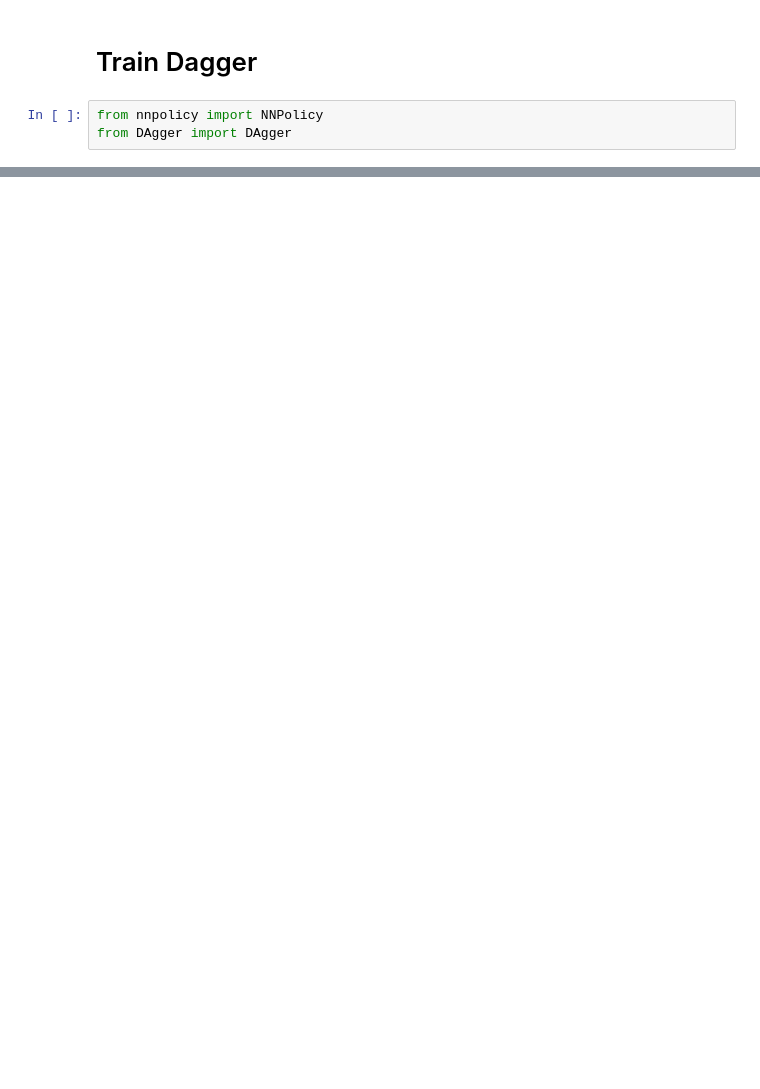
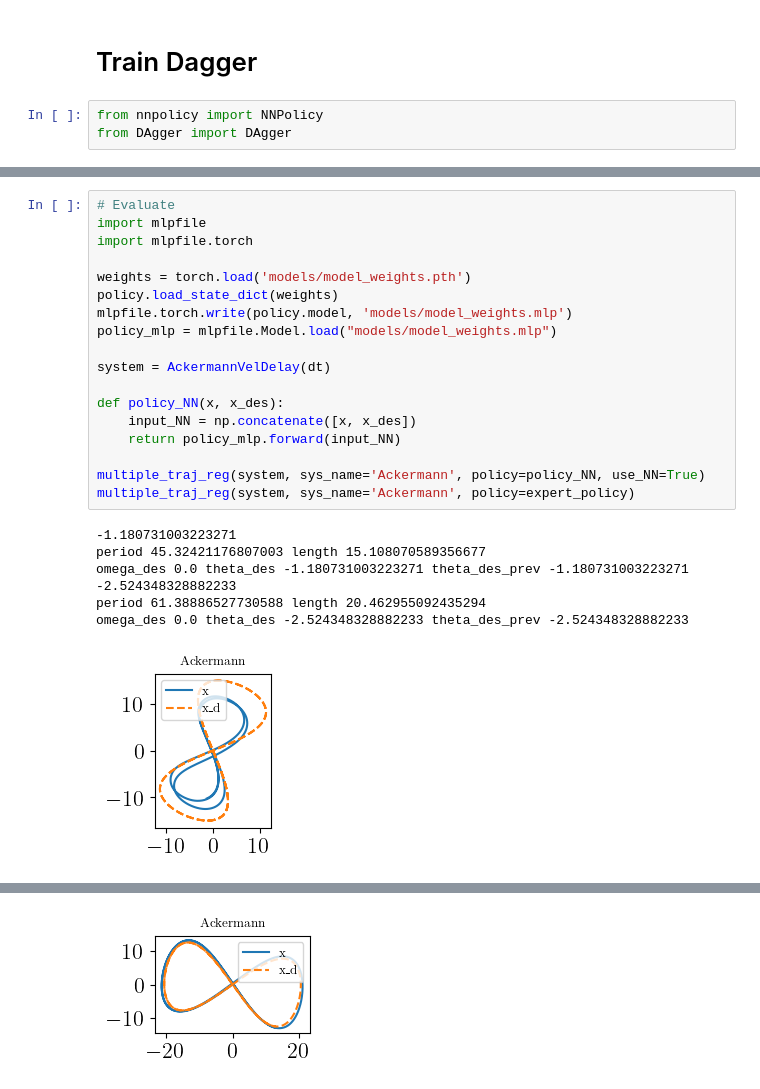
Before and after one commit to Stapelzeiger/biped, a Jupyter notebook: imit_learning/imit_learning_ackermann.ipynb, the cells around one changed output, grey strips where cells are left out. Cells and saved outputs as stored; diff of their text form; blank space fills up the shorter version.

```diff
--- a/imit_learning/imit_learning_ackermann.ipynb
+++ b/imit_learning/imit_learning_ackermann.ipynb
@@ -314,0 +298,26 @@ multiple_traj_reg(system_perturbed, sys_name = 'Double Integrator with Perturbat
+# %%
+# Evaluate
+import mlpfile
+import mlpfile.torch
+
+weights = torch.load('models/model_weights.pth')
+policy.load_state_dict(weights)
+mlpfile.torch.write(policy.model, 'models/model_weights.mlp')
+policy_mlp = mlpfile.Model.load("models/model_weights.mlp")
+
+system = AckermannVelDelay(dt)
+
+def policy_NN(x, x_des):
+    input_NN = np.concatenate([x, x_des])
+    return policy_mlp.forward(input_NN)
+
+multiple_traj_reg(system, sys_name='Ackermann', policy=policy_NN, use_NN=True)
+multiple_traj_reg(system, sys_name='Ackermann', policy=expert_policy)
+# %% [output]
+-1.180731003223271
+period 45.32421176807003 length 15.108070589356677
+omega_des 0.0 theta_des -1.180731003223271 theta_des_prev -1.180731003223271
+-2.524348328882233
+period 61.38886527730588 length 20.462955092435294
+omega_des 0.0 theta_des -2.524348328882233 theta_des_prev -2.524348328882233
+[figure, added]
@@ -314,0 +325 @@ multiple_traj_reg(system_perturbed, sys_name = 'Double Integrator with Perturbat
+[figure, added]
```
Also changed, not shown: parts of 13 cells of this notebook, 2 other files.
